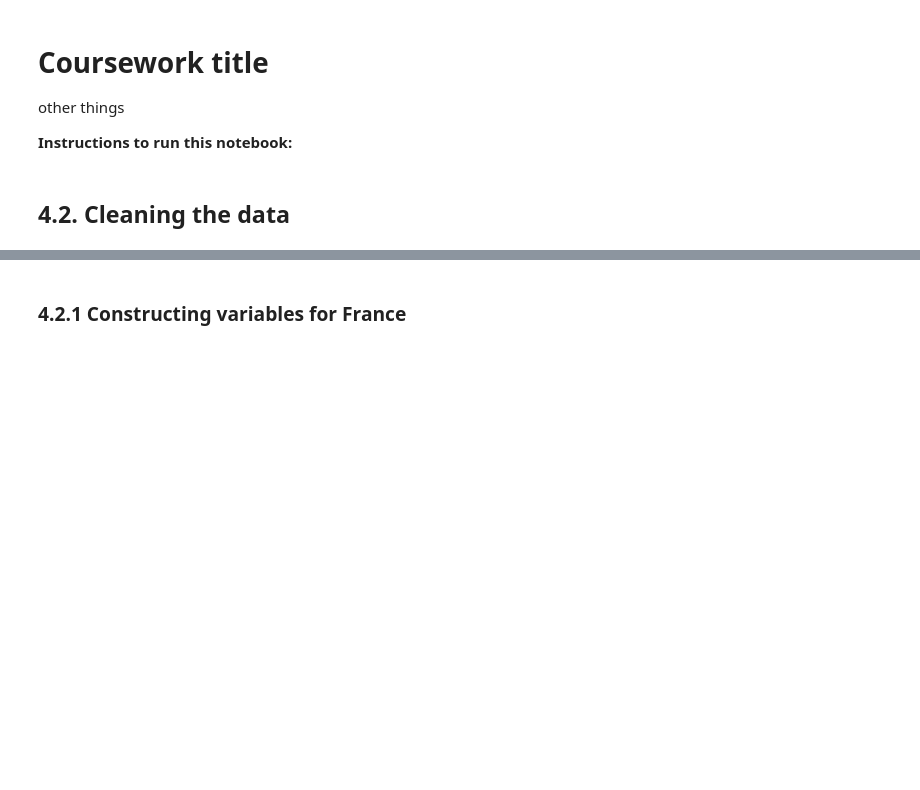
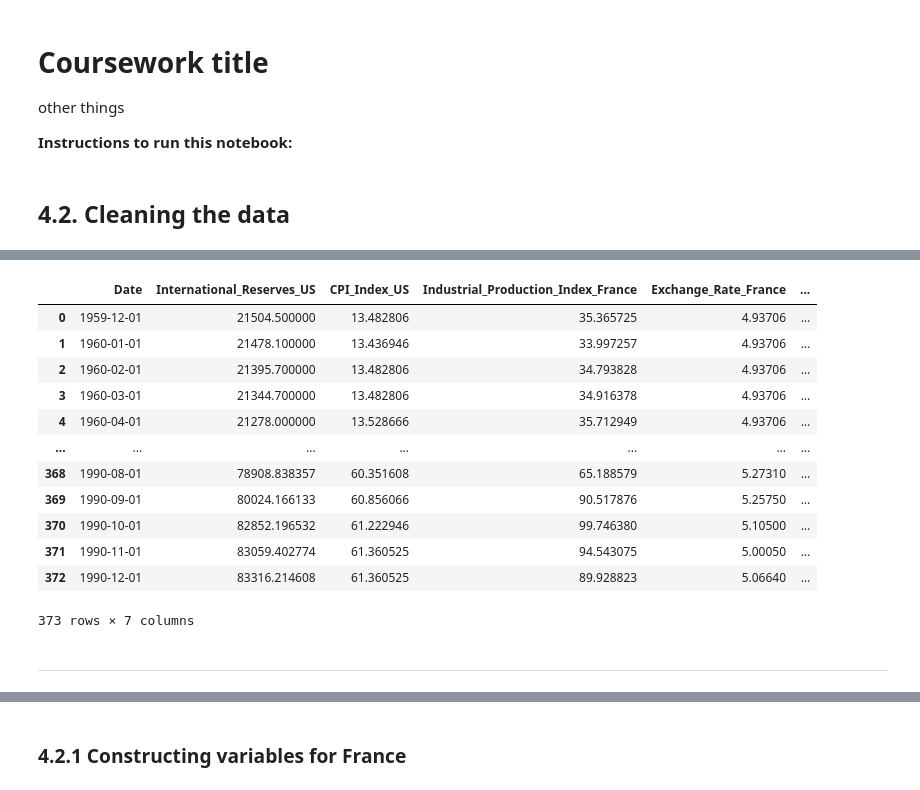
Before and after one commit to rachel-andrsn/Macro, a Jupyter notebook: code/coursework.ipynb, the cells around one changed output, grey strips where cells are left out. Saved outputs shown, nothing was run; the diff lists cells and outputs as text; code cells hidden in the pictures; blank space fills up the shorter version.

```diff
--- a/coursework.ipynb
+++ b/code/coursework.ipynb
@@ -59,0 +12,65 @@ Final Columns: ['Date', 'Industrial_Production_Index_France', 'Exchange_Rate_Fra
+# %%
+# Dropbox file links
+us_url = "https://www.dropbox.com/scl/fi/7ujbvy5zhj9pcucnhvtrf/International_Financial_Statistics_-1.xlsx?rlkey=i0n7b9tr80217mpb760el0xtq&st=t0rba6sd&dl=1"
+france_url = "https://www.dropbox.com/scl/fi/rtr775j5hclqa6an6vzmm/International_Financial_Statistics_.xlsx?rlkey=9ukpgmoemq07cfucg3f11drow&st=2gj4w8th&dl=1"
+
+
+# Read the Excel files without headers
+usdf = pd.read_excel(us_url, header=1)
+frdf = pd.read_excel(france_url, header=1)
+
+
+# Set the second column (Indicators) as index, remove the first column (Country name)
+usdf = usdf.set_index(usdf.columns[1]).drop(columns=usdf.columns[0])
+frdf = frdf.set_index(frdf.columns[1]).drop(columns=frdf.columns[0])
+
+
+usdf = usdf.T
+frdf = frdf.T
+
+
+# Convert index to datetime to maintain chronological order
+usdf.index = pd.to_datetime(usdf.index, format="%b %Y", errors="coerce")
+frdf.index = pd.to_datetime(frdf.index, format="%b %Y", errors="coerce")
+
+
+rename_dict = {
+    "Economic Activity, Industrial Production, Index": "Industrial_Production_Index",
+    "Exchange Rates, National Currency Per U.S. Dollar, Period Average, Rate": "Exchange_Rate",
+    "International Reserves and Liquidity, Reserves, Official Reserve Assets, US Dollar": "International_Reserves",
+    "Prices, Consumer Price Index, All items, Index": "CPI_Index"
+}
+
+
+# Rename indicators using the dictionary
+usdf.columns = [rename_dict.get(col, col) + "_US" for col in usdf.columns]
+frdf.columns = [rename_dict.get(col, col) + "_France" for col in frdf.columns]
+
+
+usdf = usdf.reset_index().rename(columns={"index": "Date"})
+frdf = frdf.reset_index().rename(columns={"index": "Date"})
+
+
+
+
+df = pd.merge(usdf, frdf, how="outer")
+display(df)
+
+
+df.to_csv("../data/merged_data.csv", index=False)
+# %% [output]
+|  | Date | International_Reserves_US | CPI_Index_US | Industrial_Production_Index_France | Exchange_Rate_France | ... |
+| 0 | 1959-12-01 | 21504.500000 | 13.482806 | 35.365725 | 4.93706 | ... |
+| 1 | 1960-01-01 | 21478.100000 | 13.436946 | 33.997257 | 4.93706 | ... |
+| 2 | 1960-02-01 | 21395.700000 | 13.482806 | 34.793828 | 4.93706 | ... |
+| 3 | 1960-03-01 | 21344.700000 | 13.482806 | 34.916378 | 4.93706 | ... |
+| 4 | 1960-04-01 | 21278.000000 | 13.528666 | 35.712949 | 4.93706 | ... |
+| ... | ... | ... | ... | ... | ... | ... |
+| 368 | 1990-08-01 | 78908.838357 | 60.351608 | 65.188579 | 5.27310 | ... |
+| 369 | 1990-09-01 | 80024.166133 | 60.856066 | 90.517876 | 5.25750 | ... |
+| 370 | 1990-10-01 | 82852.196532 | 61.222946 | 99.746380 | 5.10500 | ... |
+| 371 | 1990-11-01 | 83059.402774 | 61.360525 | 94.543075 | 5.00050 | ... |
+| 372 | 1990-12-01 | 83316.214608 | 61.360525 | 89.928823 | 5.06640 | ... |
+373 rows × 7 columns
+# %% [markdown]
+---
```
Also changed, not shown: parts of 4 cells of this notebook, 2 other files.
